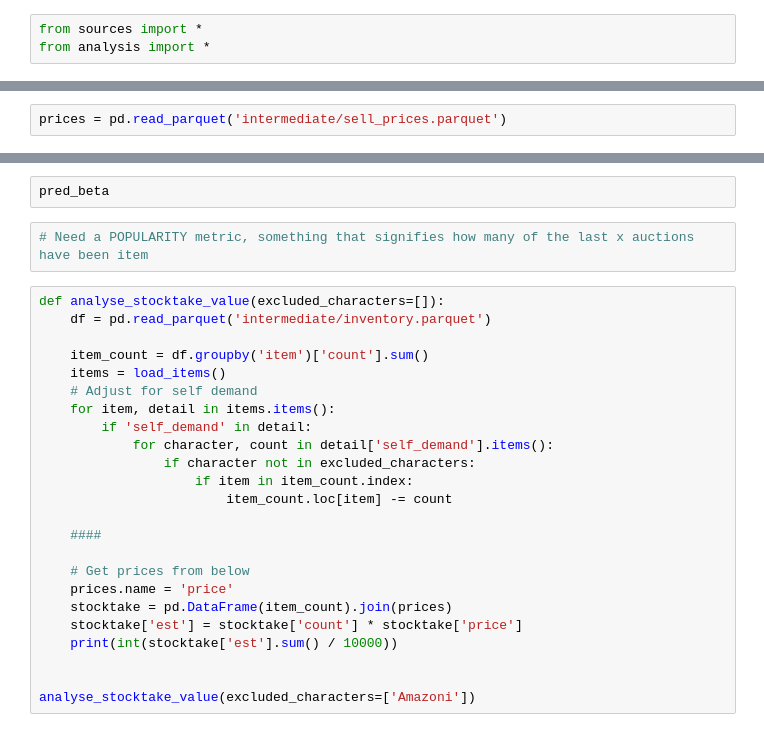
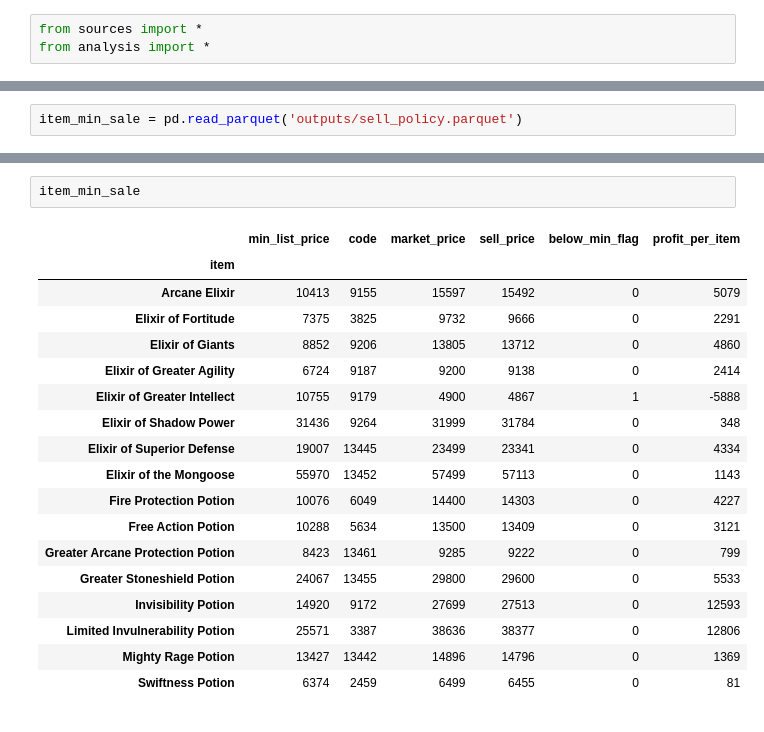
Before and after one commit to ndjenkins85/wow_auctions, a Jupyter notebook: scratchpad.ipynb, the cells around one changed output, grey strips where cells are left out. Drawn from its saved outputs; the diff is of its cells as text.

```diff
--- a/scratchpad.ipynb
+++ b/scratchpad.ipynb
@@ -39,2 +32,2 @@ pd.DataFrame(prices['min_list_price']/10000)
 # %%
-prices = pd.read_parquet('intermediate/sell_prices.parquet')
+item_min_sale = pd.read_parquet('outputs/sell_policy.parquet')
@@ -91,28 +34,21 @@ beta_proportion.sort_values()
-# %%
-pred_beta
-# %%
-# Need a POPULARITY metric, something that signifies how many of the last x auctions have been item
-# %%
-def analyse_stocktake_value(excluded_characters=[]):
-    df = pd.read_parquet('intermediate/inventory.parquet')
-
-    item_count = df.groupby('item')['count'].sum()
-    items = load_items()
-    # Adjust for self demand
-    for item, detail in items.items():
-        if 'self_demand' in detail:
-            for character, count in detail['self_demand'].items():
-                if character not in excluded_characters:
-                    if item in item_count.index:
-                        item_count.loc[item] -= count
-
-    ####
-
-    # Get prices from below
-    prices.name = 'price'
-    stocktake = pd.DataFrame(item_count).join(prices)
-    stocktake['est'] = stocktake['count'] * stocktake['price']
-    print(int(stocktake['est'].sum() / 10000))
-
-
-analyse_stocktake_value(excluded_characters=['Amazoni'])
+# %%
+item_min_sale
+# %% [output]
+|  | min_list_price | code | market_price | sell_price | below_min_flag | profit_per_item |
+| item |  |  |  |  |  |  |
+| Arcane Elixir | 10413 | 9155 | 15597 | 15492 | 0 | 5079 |
+| Elixir of Fortitude | 7375 | 3825 | 9732 | 9666 | 0 | 2291 |
+| Elixir of Giants | 8852 | 9206 | 13805 | 13712 | 0 | 4860 |
+| Elixir of Greater Agility | 6724 | 9187 | 9200 | 9138 | 0 | 2414 |
+| Elixir of Greater Intellect | 10755 | 9179 | 4900 | 4867 | 1 | -5888 |
+| Elixir of Shadow Power | 31436 | 9264 | 31999 | 31784 | 0 | 348 |
+| Elixir of Superior Defense | 19007 | 13445 | 23499 | 23341 | 0 | 4334 |
+| Elixir of the Mongoose | 55970 | 13452 | 57499 | 57113 | 0 | 1143 |
+| Fire Protection Potion | 10076 | 6049 | 14400 | 14303 | 0 | 4227 |
+| Free Action Potion | 10288 | 5634 | 13500 | 13409 | 0 | 3121 |
+| Greater Arcane Protection Potion | 8423 | 13461 | 9285 | 9222 | 0 | 799 |
+| Greater Stoneshield Potion | 24067 | 13455 | 29800 | 29600 | 0 | 5533 |
+| Invisibility Potion | 14920 | 9172 | 27699 | 27513 | 0 | 12593 |
+| Limited Invulnerability Potion | 25571 | 3387 | 38636 | 38377 | 0 | 12806 |
+| Mighty Rage Potion | 13427 | 13442 | 14896 | 14796 | 0 | 1369 |
+| Swiftness Potion | 6374 | 2459 | 6499 | 6455 | 0 | 81 |
```
Also changed, not shown: parts of 19 cells of this notebook, 26 other files.
